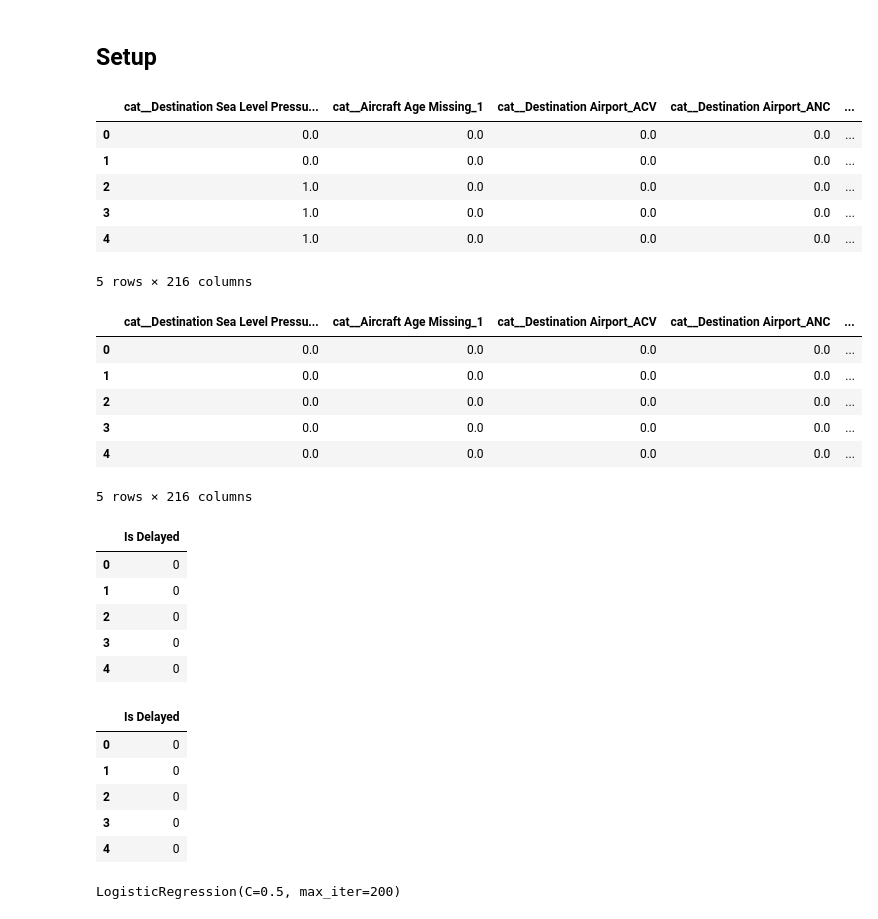
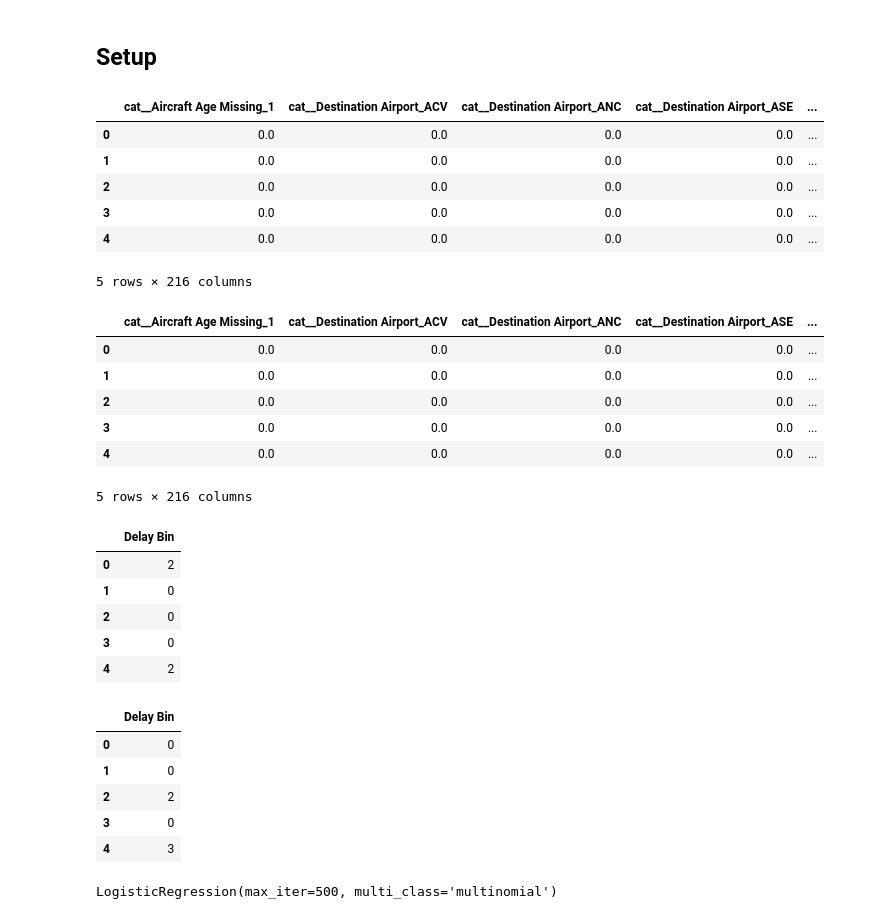
Before and after one commit to brianna-mitri/project-4, a Jupyter notebook: Machine_Learning/Logistic_Regression/LogisticRegression.ipynb, the cells around one changed output. Saved outputs shown, nothing was run; the diff lists cells and outputs as text; code cells hidden in the pictures.

```diff
--- a/Machine_Learning/Logistic_Regression/LogisticRegression.ipynb
+++ b/Machine_Learning/Logistic_Regression/LogisticRegression.ipynb
@@ -19,52 +19,51 @@ import seaborn as sns
 # from sklearn.model_selection import GridSearchCV
 # from sklearn.model_selection import RandomizedSearchCV
 # %%
-folder = 'dest_binomial/'
+folder = 'dest_narrow/'
 
 x_test = pd.read_csv(f"Output/Split_Train_Test/{folder}x_test.zip")
 x_train = pd.read_csv(f"Output/Split_Train_Test/{folder}x_train.zip")
 y_test = pd.read_csv(f"Output/Split_Train_Test/{folder}y_test.zip")
 y_train = pd.read_csv(f"Output/Split_Train_Test/{folder}y_train.zip")
 
 
 display(x_test.head())
 display(x_train.head())
 display(y_test.head())
 display(y_train.head())
 # %% [output]
-|  | cat__Destination Sea Level Pressu... | cat__Aircraft Age Missing_1 | cat__Destination Airport_ACV | cat__Destination Airport_ANC | ... |
+|  | cat__Aircraft Age Missing_1 | cat__Destination Airport_ACV | cat__Destination Airport_ANC | cat__Destination Airport_ASE | ... |
 | 0 | 0.0 | 0.0 | 0.0 | 0.0 | ... |
 | 1 | 0.0 | 0.0 | 0.0 | 0.0 | ... |
-| 2 | 1.0 | 0.0 | 0.0 | 0.0 | ... |
-| 3 | 1.0 | 0.0 | 0.0 | 0.0 | ... |
-| 4 | 1.0 | 0.0 | 0.0 | 0.0 | ... |
+| 2 | 0.0 | 0.0 | 0.0 | 0.0 | ... |
+| 3 | 0.0 | 0.0 | 0.0 | 0.0 | ... |
+| 4 | 0.0 | 0.0 | 0.0 | 0.0 | ... |
 5 rows × 216 columns
-|  | cat__Destination Sea Level Pressu... | cat__Aircraft Age Missing_1 | cat__Destination Airport_ACV | cat__Destination Airport_ANC | ... |
+|  | cat__Aircraft Age Missing_1 | cat__Destination Airport_ACV | cat__Destination Airport_ANC | cat__Destination Airport_ASE | ... |
 | 0 | 0.0 | 0.0 | 0.0 | 0.0 | ... |
 | 1 | 0.0 | 0.0 | 0.0 | 0.0 | ... |
 | 2 | 0.0 | 0.0 | 0.0 | 0.0 | ... |
 | 3 | 0.0 | 0.0 | 0.0 | 0.0 | ... |
 | 4 | 0.0 | 0.0 | 0.0 | 0.0 | ... |
 5 rows × 216 columns
-|  | Is Delayed |
-| 0 | 0 |
+|  | Delay Bin |
+| 0 | 2 |
 | 1 | 0 |
 | 2 | 0 |
 | 3 | 0 |
-| 4 | 0 |
+| 4 | 2 |
-|  | Is Delayed |
+|  | Delay Bin |
 | 0 | 0 |
 | 1 | 0 |
-| 2 | 0 |
+| 2 | 2 |
 | 3 | 0 |
-| 4 | 0 |
+| 4 | 3 |
 # %%
-#  Train Random Forest Classifier
-# clf = RandomForestClassifier(n_estimators=100, random_state=42)
-model = LogisticRegression(multi_class='auto', solver='lbfgs', penalty='l2', C=0.5, max_iter=200)
+#  Train Logistic Regression
+model = LogisticRegression(multi_class='multinomial', solver='lbfgs', penalty='l2', C=1.0, max_iter=500)
 model.fit(x_train, y_train.values.ravel())
 # %% [output]
-LogisticRegression(C=0.5, max_iter=200)
+LogisticRegression(max_iter=500, multi_class='multinomial')
 # %%
 model.score(x_train, y_train),model.score(x_test, y_test)
 # %% [output]
```
Also changed, not shown: parts of 4 cells of this notebook, 27 other files.
